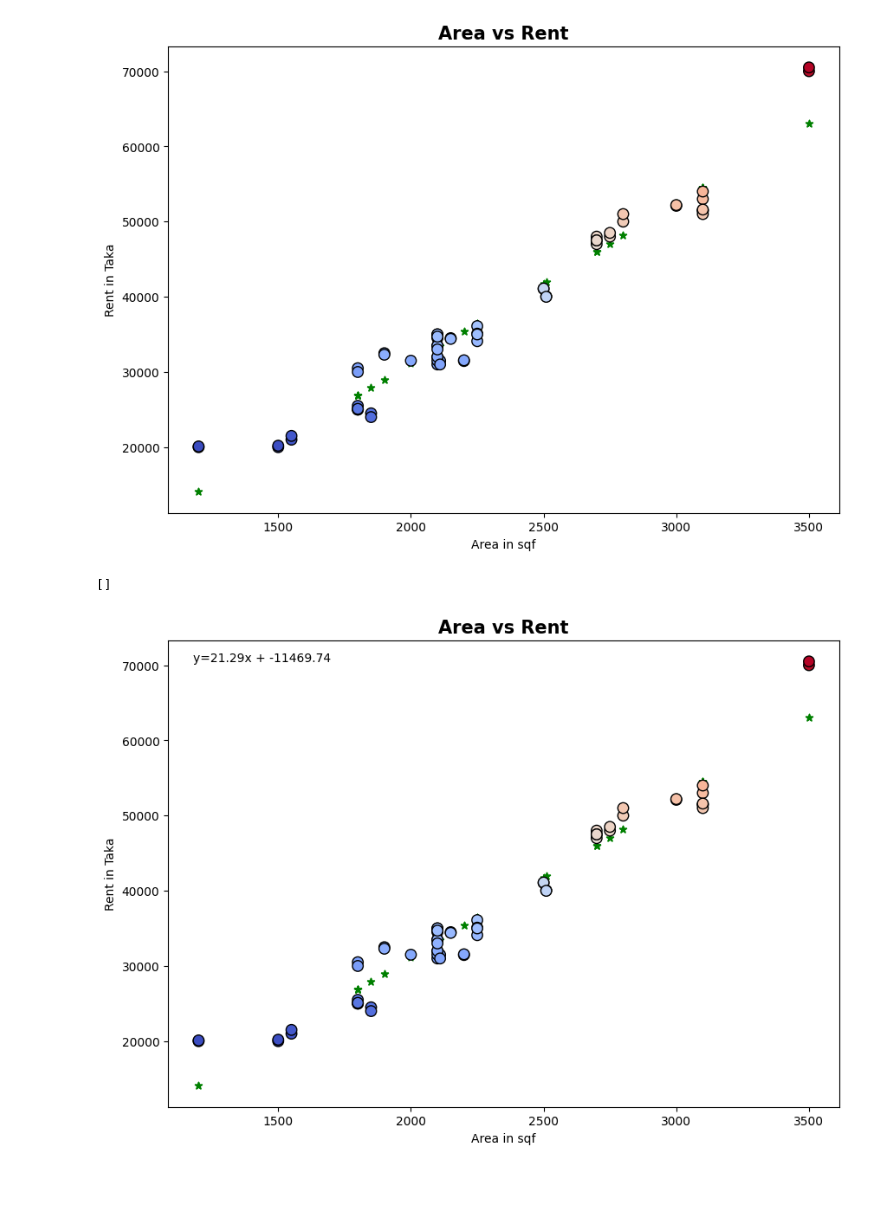
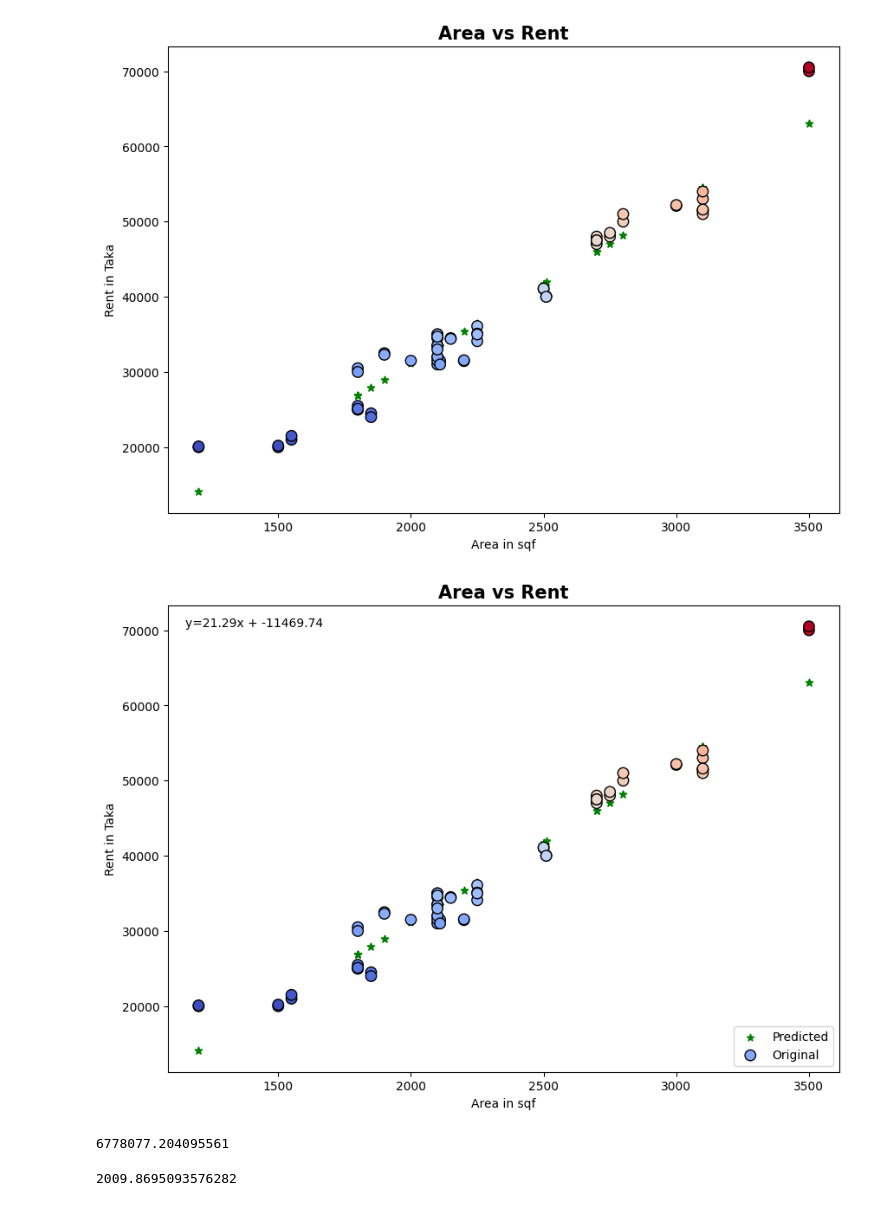
Before and after one commit to fakrul-javed/DSnML, a Jupyter notebook: class_4_assignment/Assignment.ipynb, the cells around one changed output. Cells and saved outputs as stored; diff of their text form; code cells hidden in the pictures.

```diff
--- a/class_4_assignment/Assignment.ipynb
+++ b/class_4_assignment/Assignment.ipynb
@@ -155,27 +155,40 @@ plt.plot()
 [figure]
 # %%
 plt.figure(figsize=(10,7))
-plt.scatter(df['area'],reg.predict(df[['area']]),color='green', marker='*')
+
 
 m = reg.coef_[0]
 c = reg.intercept_
 equ = f"y={float(m):.2f}x + {float(c):.2f}"
 
-plt.text(min(df['area'])-100, max(df['rent'])-30, equ)
+plt.text(min(df['area'])-50, max(df['rent']), equ)
+
+plt.scatter(df['area'],reg.predict(df[['area']]),color='green', marker='*', label ='Predicted')
 
 plt.scatter(df['area'],
             df['rent'],
             c=df['rent'],
             cmap='coolwarm',
             s=80,
             alpha=1,
-            edgecolor='k')
+            edgecolor='k',
+            label ='Original')
 
 plt.xlabel('Area in sqf', fontsize=10)
 plt.ylabel('Rent in Taka',fontsize=10)
 plt.title('Area vs Rent',fontsize=15, weight='bold')
 
-plt.plot()
+
+plt.legend()
+plt.show()
 # %% [output]
-[]
-[figure, old version]
+[figure, new version]
+# %%
+from sklearn.metrics import mean_squared_error, mean_absolute_error
+mean_squared_error(df2[['rent']], df2['Predicted'])
+# %% [output]
+6778077.204095561
+# %%
+mean_absolute_error(df2[['rent']], df2['Predicted'])
+# %% [output]
+2009.8695093576282
```
